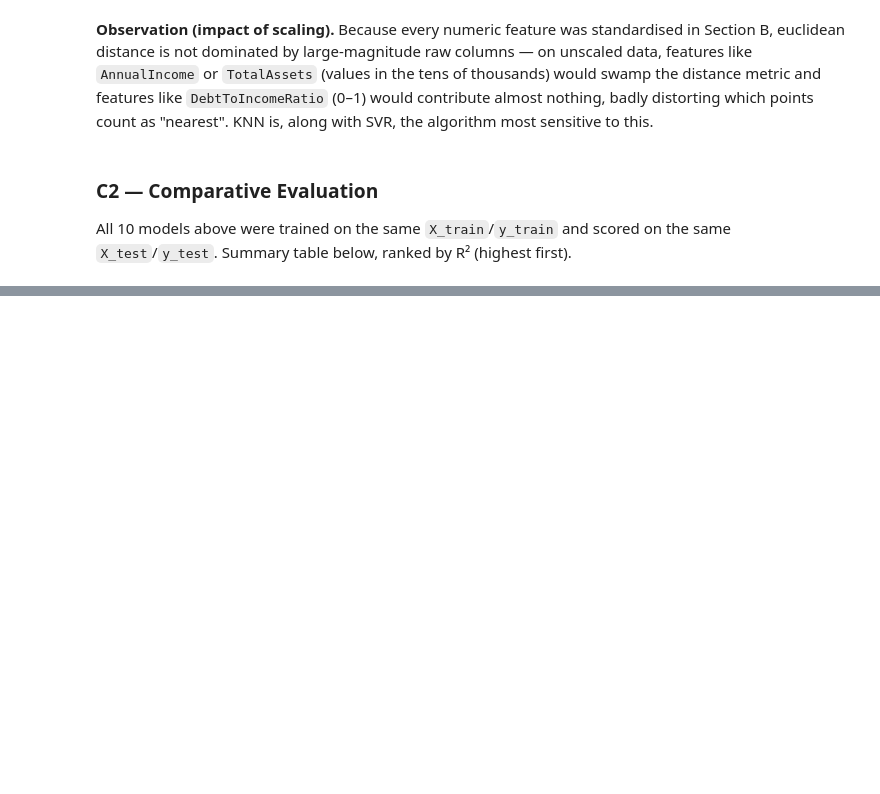
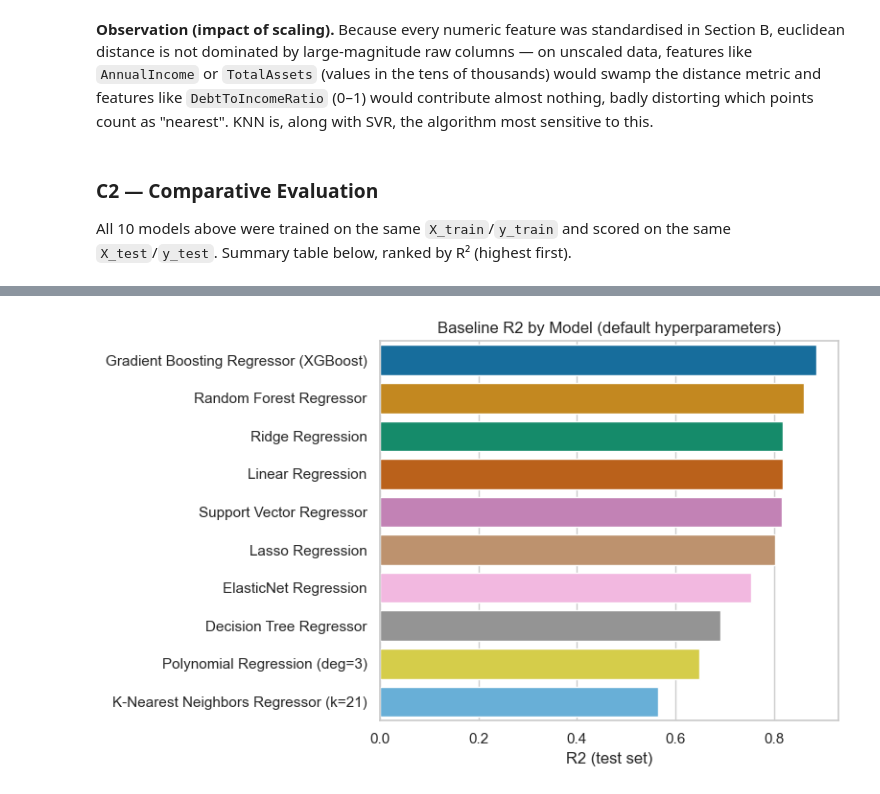
Before and after one commit to Isvarr/capstone_ml, a Jupyter notebook: credit_risk_regression.ipynb, the cells around one changed output, grey strips where cells are left out. Drawn from its saved outputs; the diff is of its cells as text; code cells hidden in the pictures; blank space fills up the shorter version.

```diff
--- a/credit_risk_regression.ipynb
+++ b/credit_risk_regression.ipynb
@@ -770,3 +770,9 @@ Best baseline k = 21
 ### C2 — Comparative Evaluation
 
 All 10 models above were trained on the same `X_train`/`y_train` and scored on the same `X_test`/`y_test`. Summary table below, ranked by R² (highest first).
+# %%
+baseline_df = pd.DataFrame(baseline_results).sort_values("R2", ascending=False).reset_index(drop=True)
+baseline_df.index += 1
+baseline_df.style.format({"R2": "{:.4f}", "RMSE": "{:.3f}", "MAE": "{:.3f}"}).background_gradient(
+    subset=["R2"], cmap="Greens"
+)
@@ -772,0 +795,10 @@ All 10 models above were trained on the same `X_train`/`y_train` and scored on t
+# %%
+plt.figure(figsize=(8, 5))
+sns.barplot(data=baseline_df, y="Model", x="R2", palette="colorblind")
+plt.title("Baseline R2 by Model (default hyperparameters)")
+plt.xlabel("R2 (test set)")
+plt.ylabel("")
+plt.tight_layout()
+plt.show()
+# %% [output]
+[figure, added]
```
Also changed, not shown: parts of 28 cells of this notebook.
